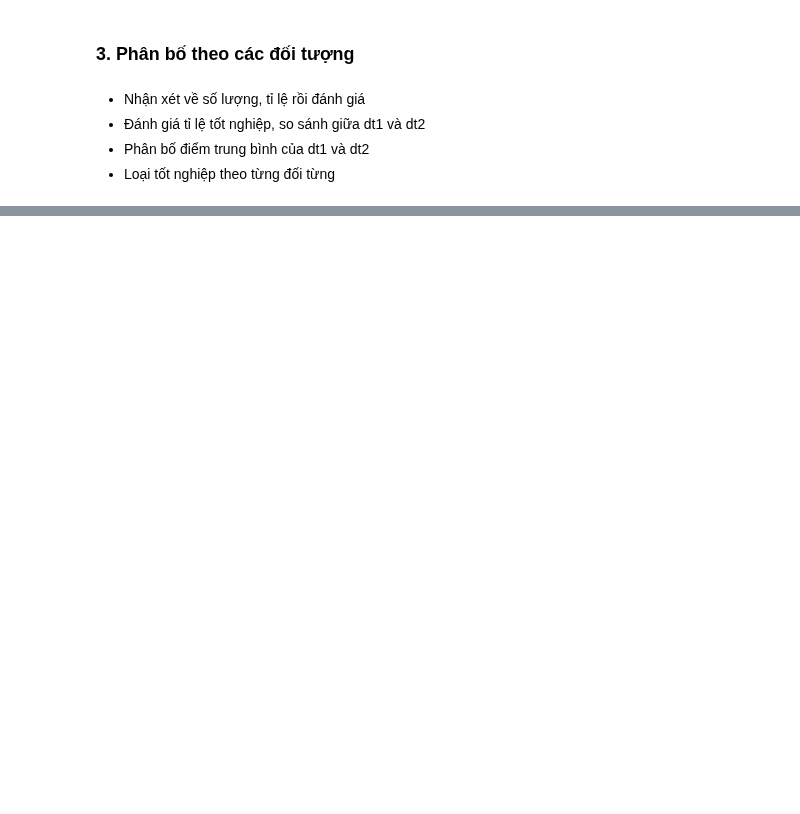
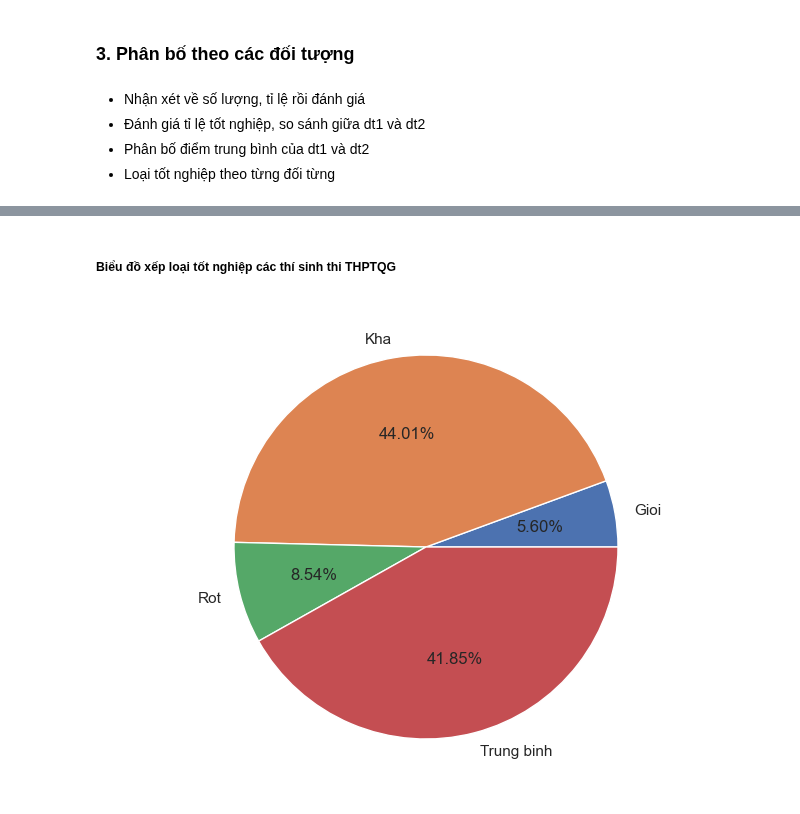
Before and after one commit to ntp-shin/Introduction_to_Data_Science, a Jupyter notebook: 1_Distribution.ipynb, the cells around one changed output, grey strips where cells are left out. Drawn from its saved outputs; the diff is of its cells as text; code cells hidden in the pictures; blank space fills up the shorter version.

```diff
--- a/1_Distribution.ipynb
+++ b/1_Distribution.ipynb
@@ -163,0 +243,11 @@ df_dt4 = ...
+# %% [markdown]
+##### Biểu đồ xếp loại tốt nghiệp các thí sinh thi THPTQG
+# %%
+fig = plt.figure()
+ax = fig.add_axes([0,0,1,1])
+ax.axis('equal')
+students = df_dt1.groupby(['xep_loai_tn'])['xep_loai_tn'].count()
+ax.pie(students,labels = students.keys(), autopct = '%1.2f%%')
+plt.show()
+# %% [output]
+[figure, added]
```
Also changed, not shown: parts of 46 cells of this notebook, 1 other file.
